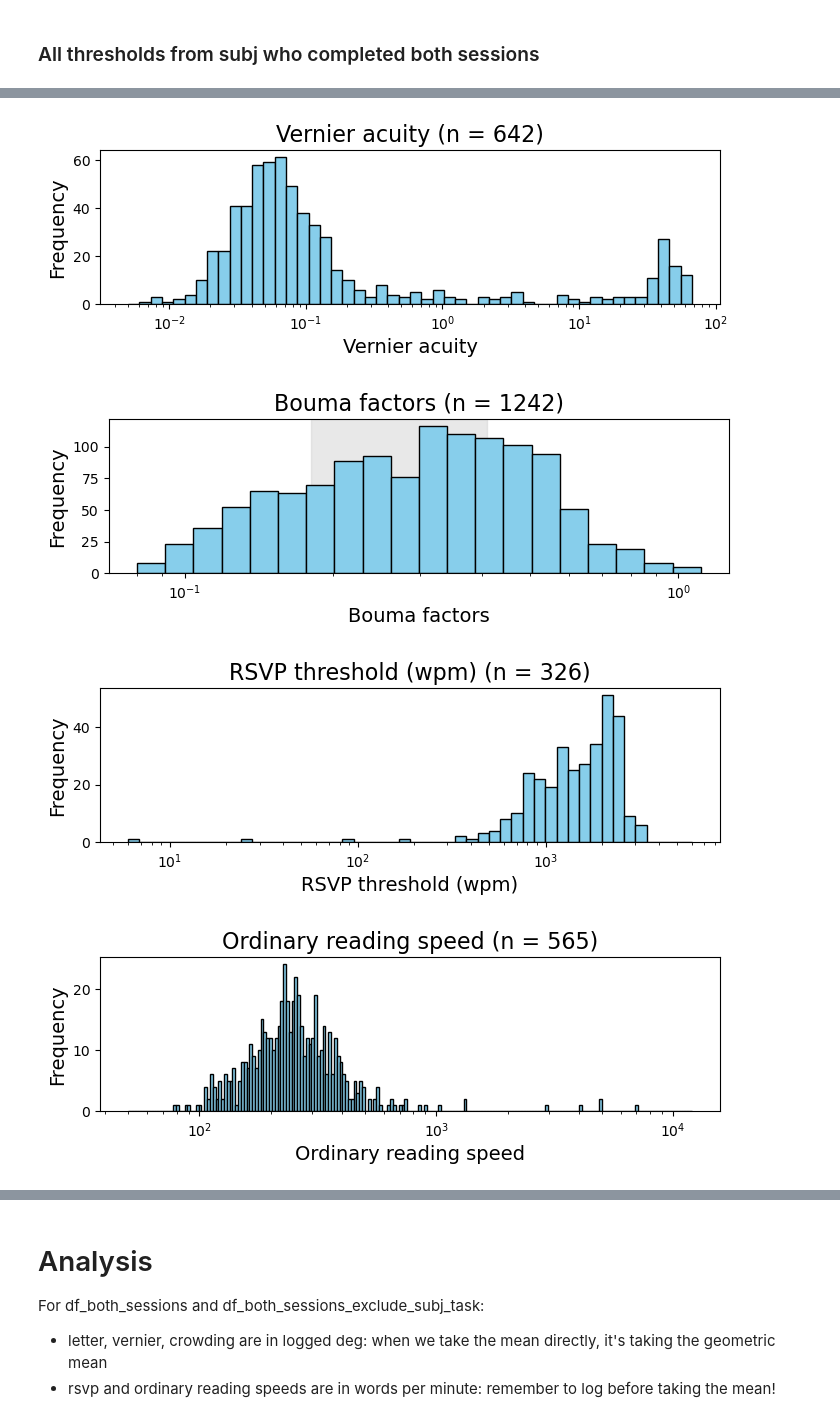
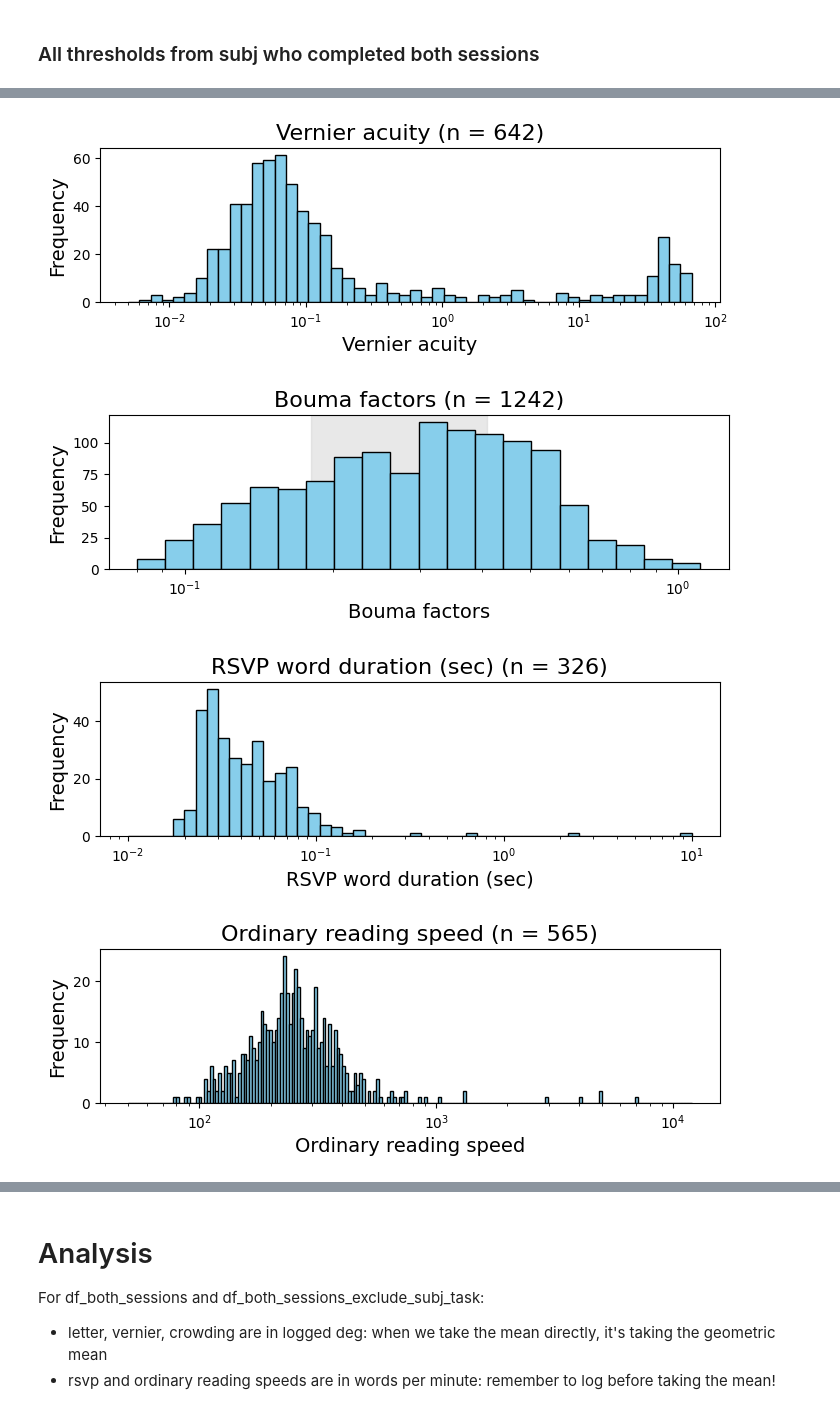
Before and after one commit to fh986/crowding-individual-difference, a Jupyter notebook: corr_analysis.ipynb, the cells around one changed output, grey strips where cells are left out. Drawn from its saved outputs; the diff is of its cells as text; code cells hidden in the pictures.

Commit message:
replotted with RSVP in word duration (sec) unit

```diff
--- a/corr_analysis.ipynb
+++ b/corr_analysis.ipynb
@@ -82,14 +82,6 @@ def getThresholds(mydir, files, condition_names, num_trials_per_staircase=35,
         file_path = os.path.join(mydir, files[sess])
         mainOutput = pd.read_csv(file_path)
         subj_logThresholds = {}
-
-        # print(files[sess])
-        # print(mainOutput['ProlificParticipantID'].dropna())
-        prolificID = mainOutput['ProlificParticipantID'].dropna().iloc[0]
-        subj_logThresholds['prolificID'] = prolificID
-
-        if prolificID == '5d595e7b6c04b2001a1edb29':
-             print('Found ID')
 
 
         for cat in range(numThresholdsCat):
@@ -275,7 +267,9 @@ thresholds_vernier_sess1 = ['vernier_R8_block1','vernier_L8_block1']
 df_firstSess_vernier = getThresholds(dir_firstSess, files_firstSess, thresholds_vernier_sess1, exclude_trial_count_bool=True, exclude_questSD=False)
 
 thresholds_rsvp_sess1 = ['rsvp_foveal_block1']
-df_firstSess_rsvp = getRSVPThresholds(dir_firstSess, files_firstSess, thresholds_rsvp_sess1, exclude_trial_count_bool=True, exclude_questSD=True)
+# df_firstSess_rsvp = getRSVPThresholds(dir_firstSess, files_firstSess, thresholds_rsvp_sess1, exclude_trial_count_bool=True, exclude_questSD=True)
+df_firstSess_rsvp = getThresholds(dir_firstSess, files_firstSess, thresholds_rsvp_sess1,
+                                  num_trials_per_staircase=24, exclude_trial_count_bool=True, exclude_questSD=True)
 
 thresholds_names_read1 = {
         'reading_Beaver_block1': ['Beaver_1','Beaver_2','Beaver_3','Beaver_4','Beaver_5'],
@@ -293,7 +287,9 @@ thresholds_vernier_sess2 = ['vernier_R8_block2','vernier_L8_block2']
 df_secondSess_vernier = getThresholds(dir_secondSess, files_secondSess, thresholds_vernier_sess2, exclude_trial_count_bool=True, exclude_questSD=False)
 
 thresholds_rsvp_sess2 = ['rsvp_foveal_block2']
-df_secondSess_rsvp = getRSVPThresholds(dir_secondSess, files_secondSess, thresholds_rsvp_sess2, exclude_trial_count_bool=True, exclude_questSD=True)
+# df_secondSess_rsvp = getRSVPThresholds(dir_secondSess, files_secondSess, thresholds_rsvp_sess2, exclude_trial_count_bool=True, exclude_questSD=True)
+df_secondSess_rsvp = getThresholds(dir_secondSess, files_secondSess, thresholds_rsvp_sess2,
+                                  num_trials_per_staircase=24, exclude_trial_count_bool=True, exclude_questSD=True)
 
 thresholds_names_read2 = {
         'reading_Desert_block1': ['Desert_1','Desert_2','Desert_3','Desert_4','Desert_5'],
@@ -435,8 +431,8 @@ plot_threshold_array(all_vernier_acuity, 'Vernier acuity',num_bins=50, min_val=0
 bouma = extract_all_thresholds([df_both_sessions], 'crowding', calculate_bouma_bool=True)
 plot_threshold_array(bouma, 'Bouma factors', plot_JOV_patch=True)
 
-all_rsvp = extract_all_thresholds([df_both_sessions], 'rsvp')
-plot_threshold_array(all_rsvp, 'RSVP threshold (wpm)',num_bins=50, min_val=6, max_val=6000)
+all_rsvp = 10 ** extract_all_thresholds([df_both_sessions], 'rsvp')
+plot_threshold_array(all_rsvp, 'RSVP word duration (sec)',num_bins=50, min_val=0.01, max_val=10)
 
 all_ord_wpm = extract_all_thresholds([df_both_sessions], 'reading')
 plot_threshold_array(all_ord_wpm, 'Ordinary reading speed',num_bins=200, min_val=50, max_val=12000)
@@ -445,7 +441,7 @@ plot_threshold_array(all_ord_wpm, 'Ordinary reading speed',num_bins=200, min_val
-[figure, old version]
+[figure, new version]
-[figure, old version]
+[figure, new version]
-[figure, old version]
+[figure, new version]
-[figure, old version]
+[figure, new version]
 # %%
 all_letter_acuity = 10 ** extract_all_thresholds([df_both_sessions_exclude_subj_task], 'acuity')
 plot_threshold_array(all_letter_acuity, 'Letter acuity',num_bins=50, min_val=0.1, max_val=25)
```
Also changed, not shown: parts of 16 cells of this notebook.
